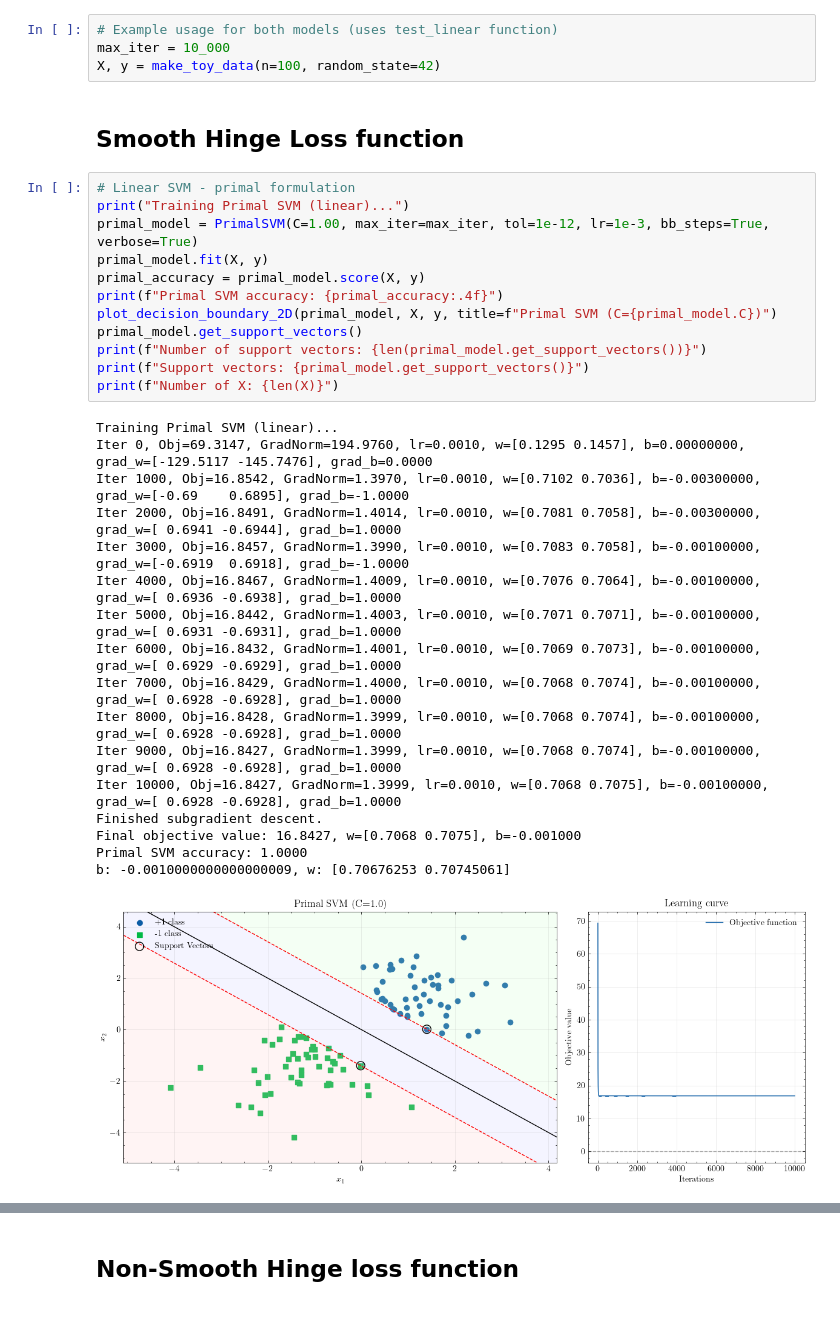
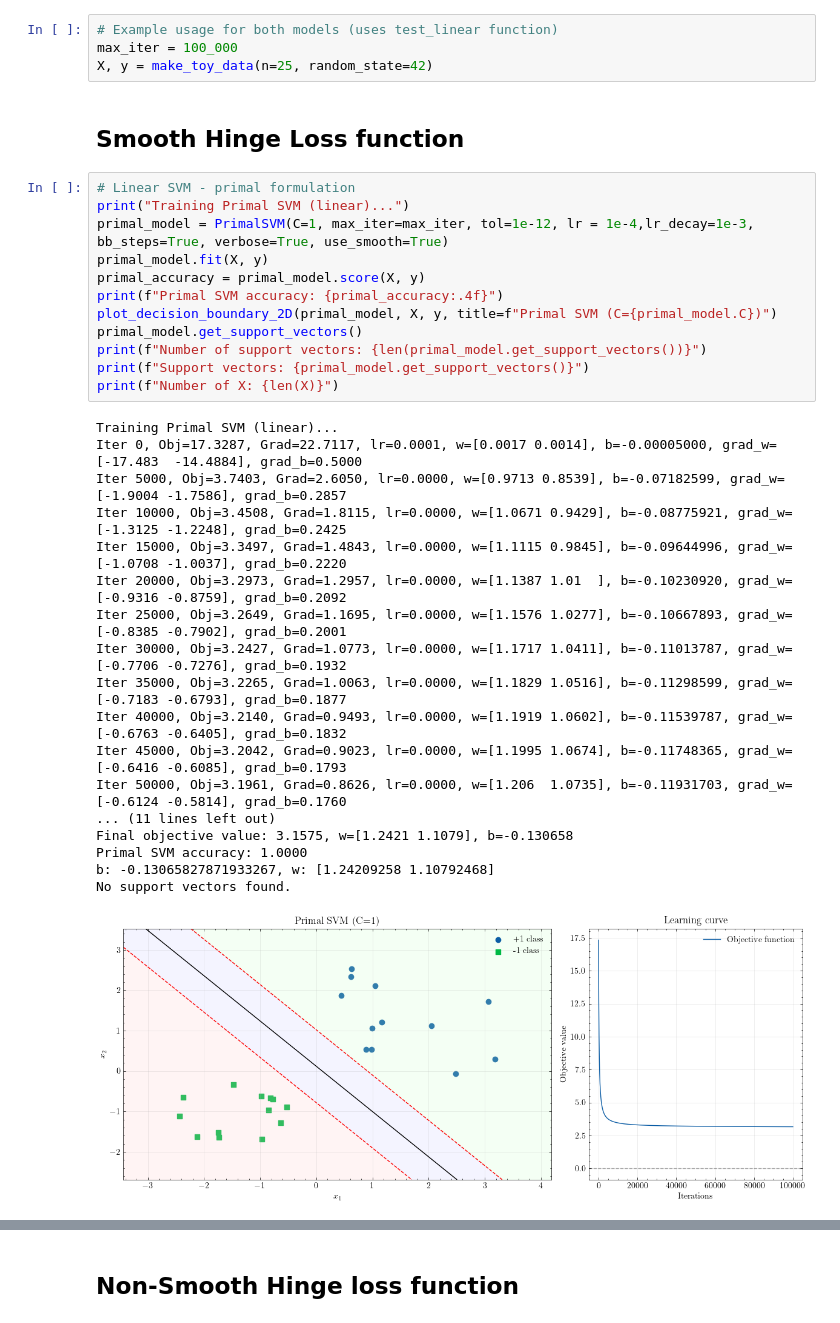
Before and after one commit to TrymSaether/svm-classifier, a Jupyter notebook: svm/demo.ipynb, the cells around one changed output, grey strips where cells are left out. Cells and saved outputs as stored; diff of their text form.

```diff
--- a/svm/demo.ipynb
+++ b/svm/demo.ipynb
@@ -15,37 +15,38 @@ except ImportError:
     plt.style.use('default')
 # %%
 # Example usage for both models (uses test_linear function)
-max_iter = 10_000
-X, y = make_toy_data(n=100, random_state=42)
+max_iter = 100_000
+X, y = make_toy_data(n=25, random_state=42)
 # %% [markdown]
 ## Smooth Hinge Loss function
 # %%
 # Linear SVM - primal formulation
 print("Training Primal SVM (linear)...")
-primal_model = PrimalSVM(C=1.00, max_iter=max_iter, tol=1e-12, lr=1e-3, bb_steps=True, verbose=True)
+primal_model = PrimalSVM(C=1, max_iter=max_iter, tol=1e-12, lr = 1e-4,lr_decay=1e-3, bb_steps=True, verbose=True, use_smooth=True)
 primal_model.fit(X, y)
 primal_accuracy = primal_model.score(X, y)
 print(f"Primal SVM accuracy: {primal_accuracy:.4f}")
 plot_decision_boundary_2D(primal_model, X, y, title=f"Primal SVM (C={primal_model.C})")
 primal_model.get_support_vectors()
 print(f"Number of support vectors: {len(primal_model.get_support_vectors())}")
 print(f"Support vectors: {primal_model.get_support_vectors()}")
 print(f"Number of X: {len(X)}")
 # %% [output]
 Training Primal SVM (linear)...
-Iter 0, Obj=69.3147, GradNorm=194.9760, lr=0.0010, w=[0.1295 0.1457], b=0.00000000, grad_w=[-129.5117 -145.7476], grad_b=0.0000
-Iter 1000, Obj=16.8542, GradNorm=1.3970, lr=0.0010, w=[0.7102 0.7036], b=-0.00300000, grad_w=[-0.69    0.6895], grad_b=-1.0000
-Iter 2000, Obj=16.8491, GradNorm=1.4014, lr=0.0010, w=[0.7081 0.7058], b=-0.00300000, grad_w=[ 0.6941 -0.6944], grad_b=1.0000
-Iter 3000, Obj=16.8457, GradNorm=1.3990, lr=0.0010, w=[0.7083 0.7058], b=-0.00100000, grad_w=[-0.6919  0.6918], grad_b=-1.0000
-Iter 4000, Obj=16.8467, GradNorm=1.4009, lr=0.0010, w=[0.7076 0.7064], b=-0.00100000, grad_w=[ 0.6936 -0.6938], grad_b=1.0000
-Iter 5000, Obj=16.8442, GradNorm=1.4003, lr=0.0010, w=[0.7071 0.7071], b=-0.00100000, grad_w=[ 0.6931 -0.6931], grad_b=1.0000
-Iter 6000, Obj=16.8432, GradNorm=1.4001, lr=0.0010, w=[0.7069 0.7073], b=-0.00100000, grad_w=[ 0.6929 -0.6929], grad_b=1.0000
-Iter 7000, Obj=16.8429, GradNorm=1.4000, lr=0.0010, w=[0.7068 0.7074], b=-0.00100000, grad_w=[ 0.6928 -0.6928], grad_b=1.0000
-Iter 8000, Obj=16.8428, GradNorm=1.3999, lr=0.0010, w=[0.7068 0.7074], b=-0.00100000, grad_w=[ 0.6928 -0.6928], grad_b=1.0000
-Iter 9000, Obj=16.8427, GradNorm=1.3999, lr=0.0010, w=[0.7068 0.7074], b=-0.00100000, grad_w=[ 0.6928 -0.6928], grad_b=1.0000
-Iter 10000, Obj=16.8427, GradNorm=1.3999, lr=0.0010, w=[0.7068 0.7075], b=-0.00100000, grad_w=[ 0.6928 -0.6928], grad_b=1.0000
-Finished subgradient descent.
-Final objective value: 16.8427, w=[0.7068 0.7075], b=-0.001000
+Iter 0, Obj=17.3287, Grad=22.7117, lr=0.0001, w=[0.0017 0.0014], b=-0.00005000, grad_w=[-17.483  -14.4884], grad_b=0.5000
+Iter 5000, Obj=3.7403, Grad=2.6050, lr=0.0000, w=[0.9713 0.8539], b=-0.07182599, grad_w=[-1.9004 -1.7586], grad_b=0.2857
+Iter 10000, Obj=3.4508, Grad=1.8115, lr=0.0000, w=[1.0671 0.9429], b=-0.08775921, grad_w=[-1.3125 -1.2248], grad_b=0.2425
+Iter 15000, Obj=3.3497, Grad=1.4843, lr=0.0000, w=[1.1115 0.9845], b=-0.09644996, grad_w=[-1.0708 -1.0037], grad_b=0.2220
+Iter 20000, Obj=3.2973, Grad=1.2957, lr=0.0000, w=[1.1387 1.01  ], b=-0.10230920, grad_w=[-0.9316 -0.8759], grad_b=0.2092
+Iter 25000, Obj=3.2649, Grad=1.1695, lr=0.0000, w=[1.1576 1.0277], b=-0.10667893, grad_w=[-0.8385 -0.7902], grad_b=0.2001
+Iter 30000, Obj=3.2427, Grad=1.0773, lr=0.0000, w=[1.1717 1.0411], b=-0.11013787, grad_w=[-0.7706 -0.7276], grad_b=0.1932
+Iter 35000, Obj=3.2265, Grad=1.0063, lr=0.0000, w=[1.1829 1.0516], b=-0.11298599, grad_w=[-0.7183 -0.6793], grad_b=0.1877
+Iter 40000, Obj=3.2140, Grad=0.9493, lr=0.0000, w=[1.1919 1.0602], b=-0.11539787, grad_w=[-0.6763 -0.6405], grad_b=0.1832
+Iter 45000, Obj=3.2042, Grad=0.9023, lr=0.0000, w=[1.1995 1.0674], b=-0.11748365, grad_w=[-0.6416 -0.6085], grad_b=0.1793
+Iter 50000, Obj=3.1961, Grad=0.8626, lr=0.0000, w=[1.206  1.0735], b=-0.11931703, grad_w=[-0.6124 -0.5814], grad_b=0.1760
+... (11 lines left out)
+Final objective value: 3.1575, w=[1.2421 1.1079], b=-0.130658
 Primal SVM accuracy: 1.0000
-b: -0.0010000000000000009, w: [0.70676253 0.70745061]
+b: -0.13065827871933267, w: [1.24209258 1.10792468]
+No support vectors found.
-[figure, old version]
+[figure, new version]
```
Also changed, not shown: parts of 7 cells of this notebook, 10 other files.
